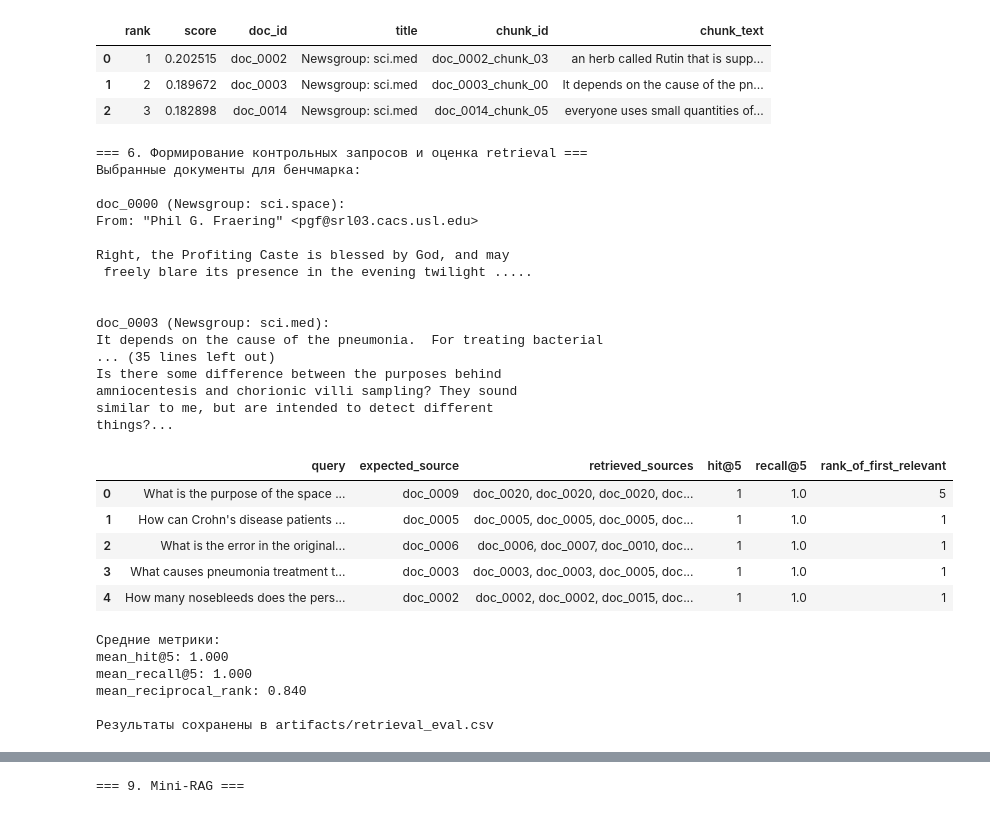
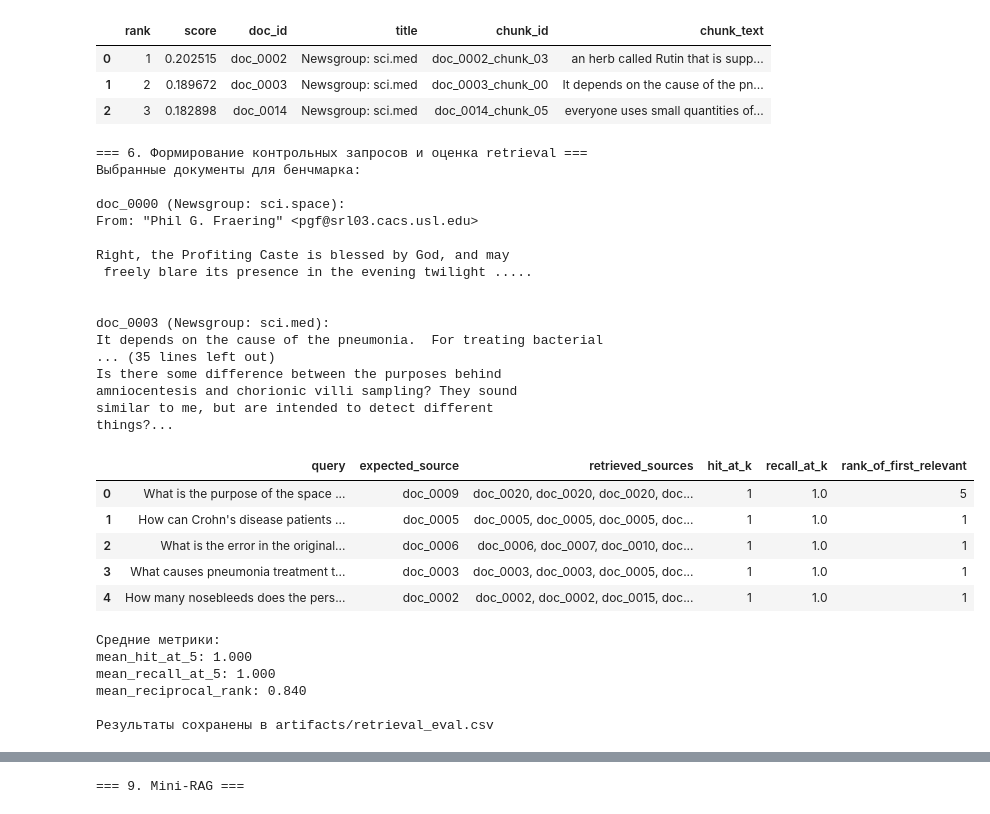
Before and after one commit to vovaovsyanka/dpo, a Jupyter notebook: homeworks/HW14/HW14.ipynb, the cells around one changed output, grey strips where cells are left out. Cells and saved outputs as stored; diff of their text form; code cells hidden in the pictures.

```diff
--- a/homeworks/HW14/HW14.ipynb
+++ b/homeworks/HW14/HW14.ipynb
@@ -244,7 +244,6 @@ for q in example_queries:
 print("\n=== 6. Формирование контрольных запросов и оценка retrieval ===")
 
 # Выбираем 5 документов, для которых вручную составим вопросы
-# (основываясь на их реальном содержании)
 benchmark_docs = [documents[0], documents[3], documents[6], documents[9], documents[12]]
 
 print("Выбранные документы для бенчмарка:")
@@ -270,6 +269,12 @@ benchmark = [
      "relevant_doc_ids": ["doc_0002"]},   # документ про носовые кровотечения
 ]
 
+def calculate_hit@k(retrieved_ids, relevant_ids):
+    return int(any(doc in retrieved_ids for doc in relevant_ids))
+
+def calculate_recall@k(retrieved_ids, relevant_ids):
+    return sum(doc in retrieved_ids for doc in relevant_ids) / len(relevant_ids)
+
 def evaluate_retrieval(benchmark_rows, top_k=5):
     results = []
     for row in benchmark_rows:
@@ -277,8 +282,8 @@ def evaluate_retrieval(benchmark_rows, top_k=5):
         relevant = row["relevant_doc_ids"]
         retrieved_df = search_chunks(query, top_k=top_k)
         retrieved_ids = retrieved_df["doc_id"].tolist()
-        hit = int(any(doc in retrieved_ids for doc in relevant))
-        recall = sum(doc in retrieved_ids for doc in relevant) / len(relevant)
+        hit@k = calculate_hit@k(retrieved_ids, relevant)
+        recall@k = calculate_recall@k(retrieved_ids, relevant)
 
         first_rank = None
         for i, doc in enumerate(retrieved_ids, 1):
@@ -290,8 +295,8 @@ def evaluate_retrieval(benchmark_rows, top_k=5):
             "query": query,
             "expected_source": ", ".join(relevant),
             "retrieved_sources": ", ".join(retrieved_ids),
-            f"hit@{top_k}": hit,
-            f"recall@{top_k}": recall,
+            "hit_at_k": hit@k,
+            "recall_at_k": recall@k,
             "rank_of_first_relevant": first_rank
         })
     return pd.DataFrame(results)
@@ -301,44 +306,44 @@ eval_df = evaluate_retrieval(benchmark, top_k=TOP_K)
 display(eval_df)
 
 summary = {
-    f"mean_hit@{TOP_K}": eval_df[f"hit@{TOP_K}"].mean(),
-    f"mean_recall@{TOP_K}": eval_df[f"recall@{TOP_K}"].mean(),
+    f"mean_hit_at_{TOP_K}": eval_df["hit_at_k"].mean(),
+    f"mean_recall_at_{TOP_K}": eval_df["recall_at_k"].mean(),
     "mean_reciprocal_rank": (1.0 / eval_df["rank_of_first_relevant"].dropna()).mean()
 }
 print("\nСредние метрики:")
 for k, v in summary.items():
     print(f"{k}: {v:.3f}")
 
 os.makedirs("artifacts", exist_ok=True)
 eval_df.to_csv("artifacts/retrieval_eval.csv", index=False)
 print("\nРезультаты сохранены в artifacts/retrieval_eval.csv")
 # %% [output]
 === 6. Формирование контрольных запросов и оценка retrieval ===
 Выбранные документы для бенчмарка:
 
 doc_0000 (Newsgroup: sci.space):
 From: "Phil G. Fraering" <pgf@srl03.cacs.usl.edu>
 
 Right, the Profiting Caste is blessed by God, and may
  freely blare its presence in the evening twilight .....
 
 
 doc_0003 (Newsgroup: sci.med):
 It depends on the cause of the pneumonia.  For treating bacterial
 ... (35 lines left out)
 Is there some difference between the purposes behind
 amniocentesis and chorionic villi sampling? They sound
 similar to me, but are intended to detect different
 things?...
-|  | query | expected_source | retrieved_sources | hit@5 | recall@5 | rank_of_first_relevant |
+|  | query | expected_source | retrieved_sources | hit_at_k | recall_at_k | rank_of_first_relevant |
 | 0 | What is the purpose of the space ... | doc_0009 | doc_0020, doc_0020, doc_0020, doc... | 1 | 1.0 | 5 |
 | 1 | How can Crohn's disease patients ... | doc_0005 | doc_0005, doc_0005, doc_0005, doc... | 1 | 1.0 | 1 |
 | 2 | What is the error in the original... | doc_0006 | doc_0006, doc_0007, doc_0010, doc... | 1 | 1.0 | 1 |
 | 3 | What causes pneumonia treatment t... | doc_0003 | doc_0003, doc_0003, doc_0005, doc... | 1 | 1.0 | 1 |
 | 4 | How many nosebleeds does the pers... | doc_0002 | doc_0002, doc_0002, doc_0015, doc... | 1 | 1.0 | 1 |
 Средние метрики:
-mean_hit@5: 1.000
-mean_recall@5: 1.000
+mean_hit_at_5: 1.000
+mean_recall_at_5: 1.000
 mean_reciprocal_rank: 0.840
 
 Результаты сохранены в artifacts/retrieval_eval.csv
```
Also changed, not shown: parts of 3 cells of this notebook, 3 other files.
